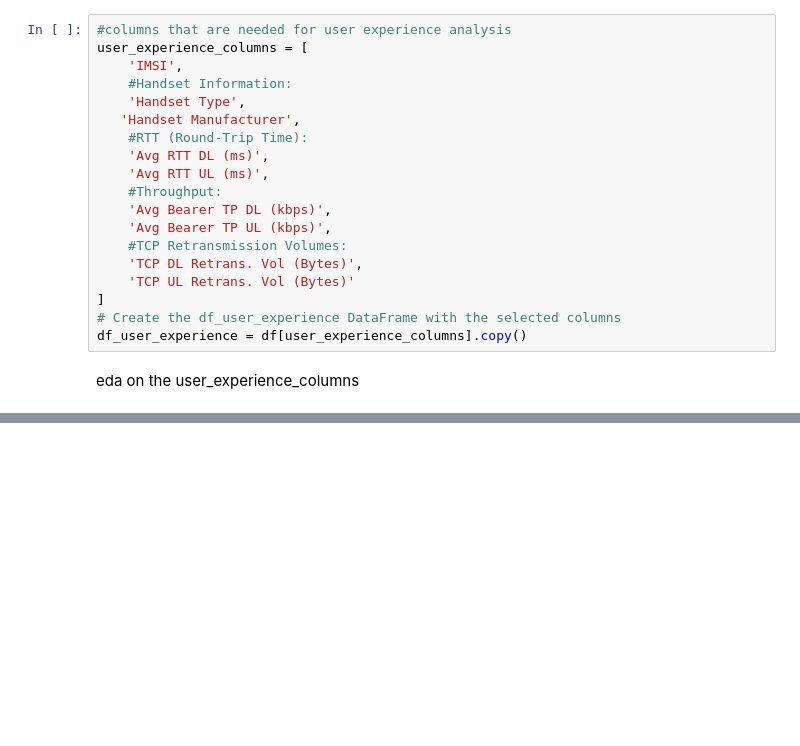
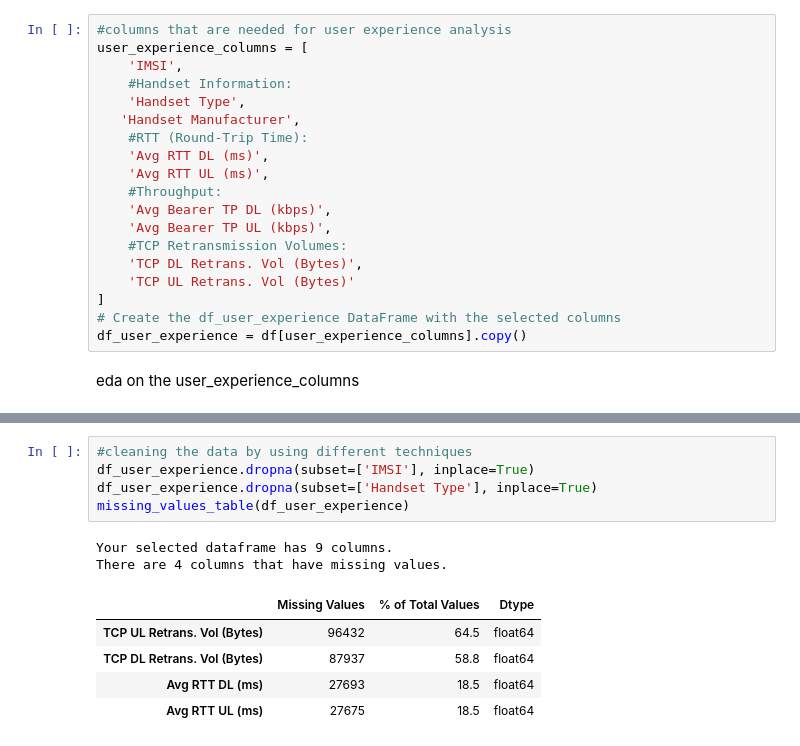
Before and after one commit to dagiteferi/User-Overview-Engagement-and-Experience-Analysis, a Jupyter notebook: notebooks/Experience Analytics.ipynb, the cells around one changed output, grey strips where cells are left out. Cells and saved outputs as stored; diff of their text form; blank space fills up the shorter version.

```diff
--- a/notebooks/Experience Analytics.ipynb
+++ b/notebooks/Experience Analytics.ipynb
@@ -157,0 +187,13 @@ eda on the user_experience_columns
+# %%
+#cleaning the data by using different techniques
+df_user_experience.dropna(subset=['IMSI'], inplace=True)
+df_user_experience.dropna(subset=['Handset Type'], inplace=True)
+missing_values_table(df_user_experience)
+# %% [output]
+Your selected dataframe has 9 columns.
+There are 4 columns that have missing values.
+|  | Missing Values | % of Total Values | Dtype |
+| TCP UL Retrans. Vol (Bytes) | 96432 | 64.5 | float64 |
+| TCP DL Retrans. Vol (Bytes) | 87937 | 58.8 | float64 |
+| Avg RTT DL (ms) | 27693 | 18.5 | float64 |
+| Avg RTT UL (ms) | 27675 | 18.5 | float64 |
```
Also changed, not shown: parts of 9 cells of this notebook.
